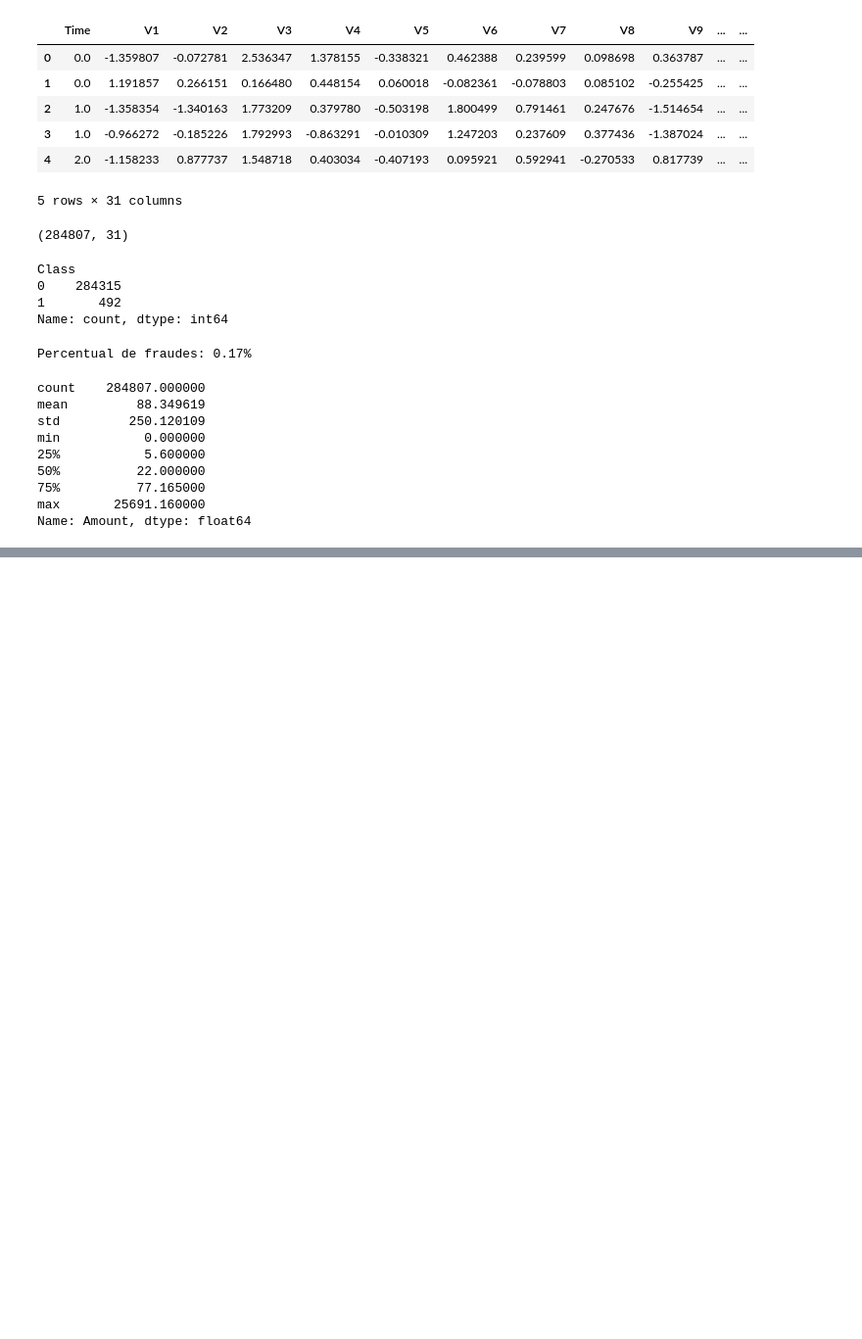
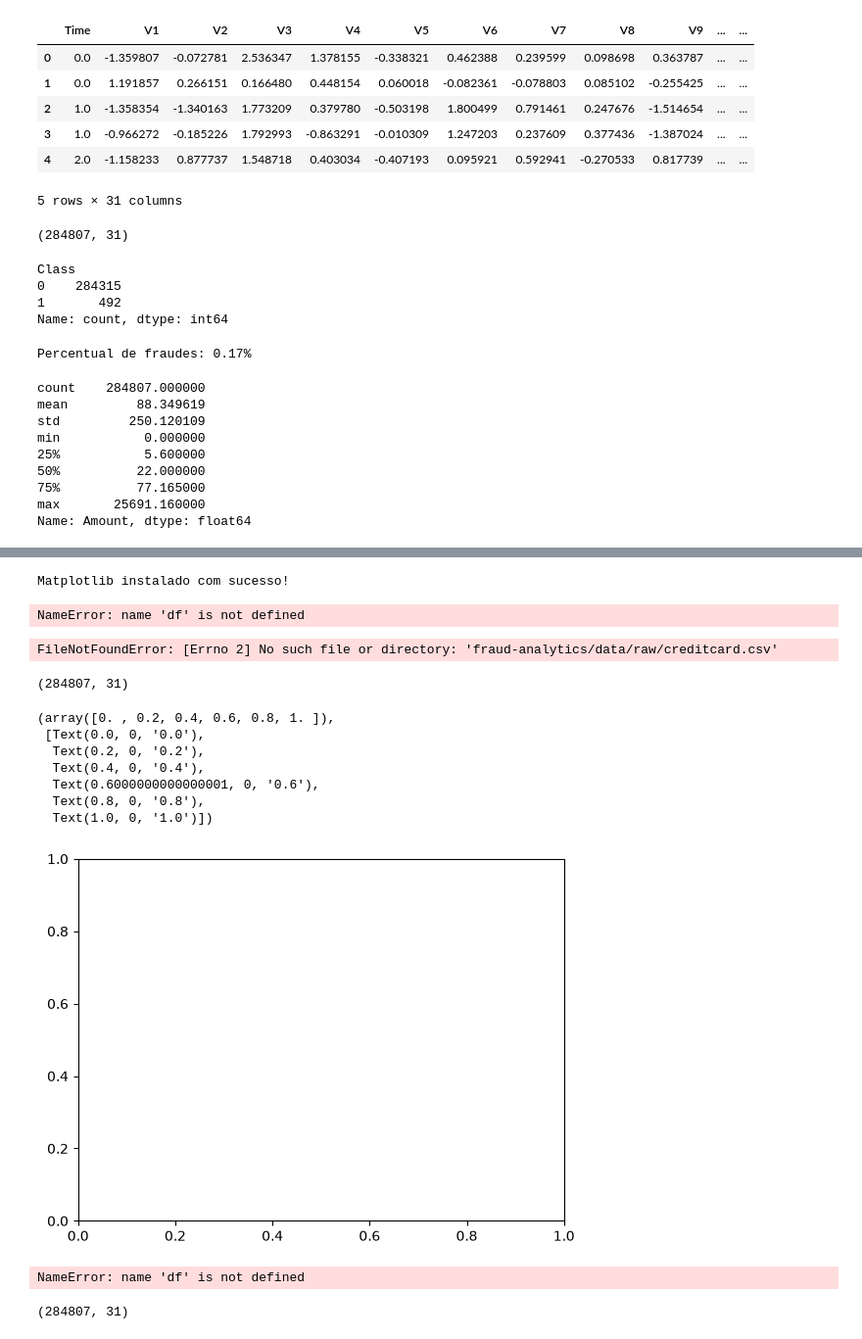
Before and after one commit to jouborges/tech-guide, a Jupyter notebook: fraud-analytics/notebooks/01_exploracao_dados.ipynb, the cells around one changed output, grey strips where cells are left out. Shown at 98% size. Drawn from its saved outputs; the diff is of its cells as text; code cells hidden in the pictures; blank space fills up the shorter version.

Commit message:
feat: adiciona analise de transacoes de baixo valor e visualizacoes

```diff
--- a/fraud-analytics/notebooks/01_exploracao_dados.ipynb
+++ b/fraud-analytics/notebooks/01_exploracao_dados.ipynb
@@ -114,0 +150,72 @@ Name: Amount, dtype: float64
+# %%
+import matplotlib.pyplot as plt
+
+print("Matplotlib instalado com sucesso!")
+# %% [output]
+Matplotlib instalado com sucesso!
+# %%
+medianas = df.groupby("Class")["Amount"].median()
+
+medianas.index = ["Legítimas", "Fraudulentas"]
+
+medianas.plot(kind="bar")
+
+plt.title("Mediana dos valores por tipo de transação")
+plt.xlabel("Tipo de transação")
+plt.ylabel("Valor mediano")
+plt.xticks(rotation=0)
+plt.show()
+# %% [output]
+NameError: name 'df' is not defined
+# %%
+import pandas as pd
+
+df = pd.read_csv("fraud-analytics/data/raw/creditcard.csv")
+
+print(df.shape)
+# %% [output]
+FileNotFoundError: [Errno 2] No such file or directory: 'fraud-analytics/data/raw/creditcard.csv'
+# %%
+import pandas as pd
+
+df = pd.read_csv("../data/raw/creditcard.csv")
+
+print(df.shape)
+# %% [output]
+(284807, 31)
+# %%
+plt.xticks(rotation=0)
+# %% [output]
+(array([0. , 0.2, 0.4, 0.6, 0.8, 1. ]),
+ [Text(0.0, 0, '0.0'),
+  Text(0.2, 0, '0.2'),
+  Text(0.4, 0, '0.4'),
+  Text(0.6000000000000001, 0, '0.6'),
+  Text(0.8, 0, '0.8'),
+  Text(1.0, 0, '1.0')])
+[figure, added]
+# %%
+import matplotlib.pyplot as plt
+
+medianas = df.groupby("Class")["Amount"].median()
+
+medianas.index = ["Legítimas", "Fraudulentas"]
+
+medianas.plot(kind="bar")
+
+plt.title("Mediana dos valores por tipo de transação")
+plt.xlabel("Tipo de transação")
+plt.ylabel("Valor mediano")
+plt.xticks(rotation=0)
+
+plt.show()
+# %% [output]
+NameError: name 'df' is not defined
+# %%
+import pandas as pd
+
+df = pd.read_csv("../data/raw/creditcard.csv")
+
+print(df.shape)
+# %% [output]
+(284807, 31)
```
Also changed, not shown: parts of 11 cells of this notebook.
